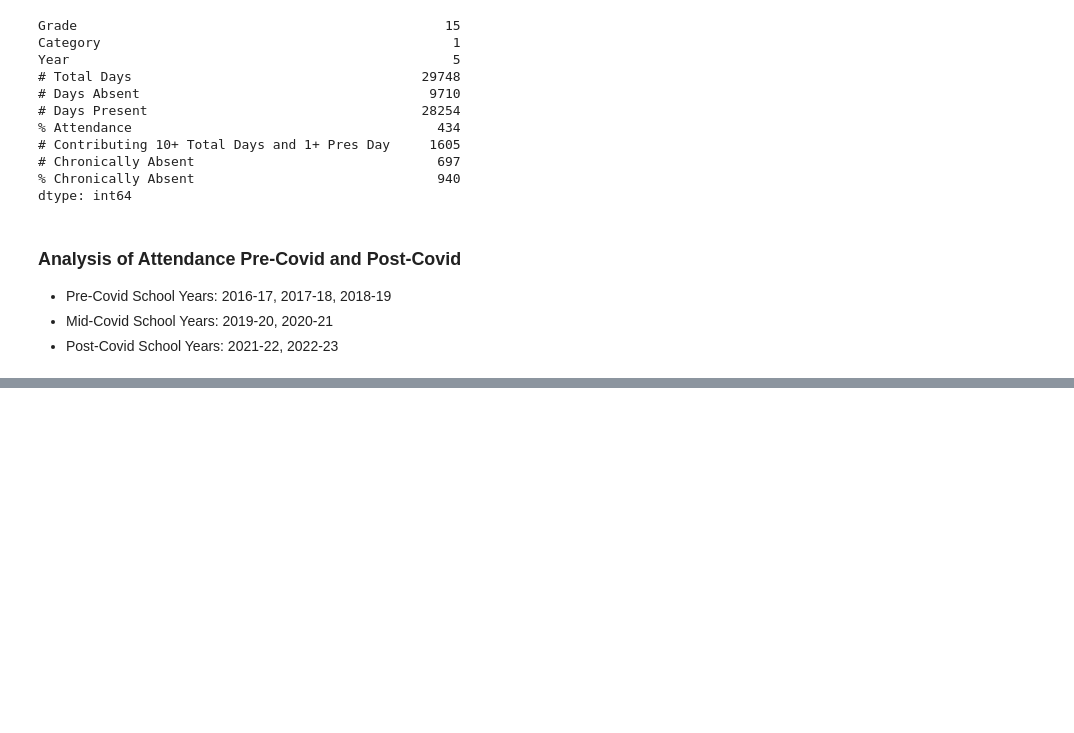
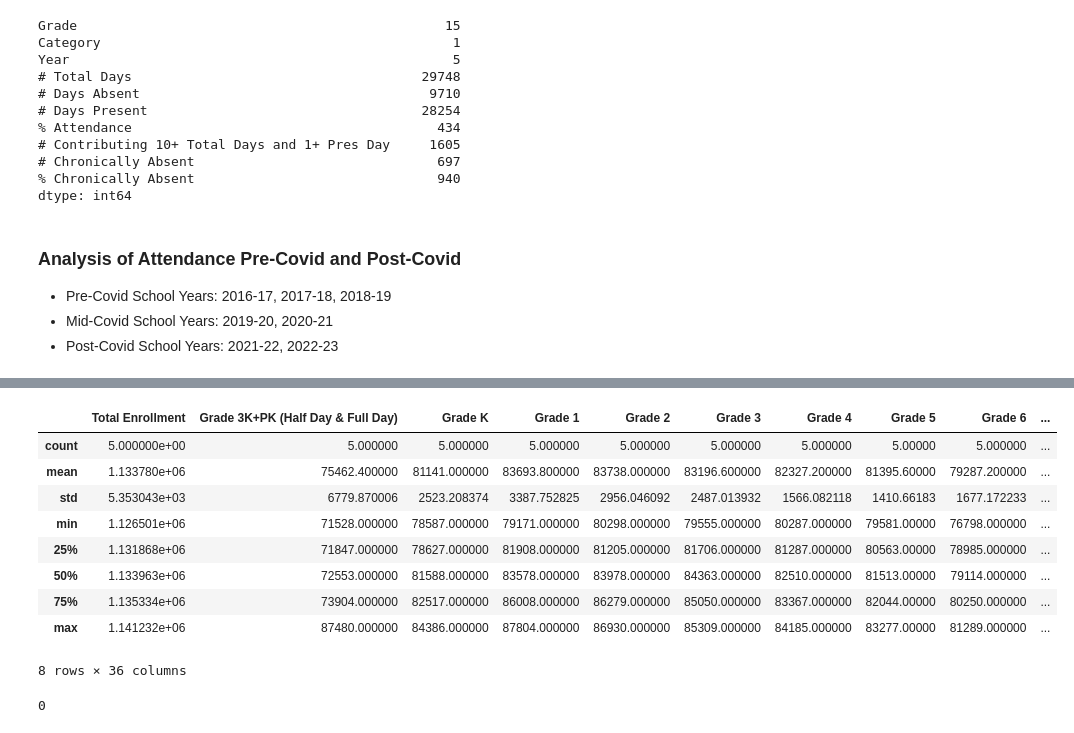
Before and after one commit to Mrfunderburker/Education-Capstone, a Jupyter notebook: code/jacquelene_eda.ipynb, the cells around one changed output, grey strips where cells are left out. Saved outputs shown, nothing was run; the diff lists cells and outputs as text; code cells hidden in the pictures; blank space fills up the shorter version.

```diff
--- a/code/jacquelene_eda.ipynb
+++ b/code/jacquelene_eda.ipynb
@@ -235,0 +356,19 @@ plt.show()
+# %%
+# describe the dataset's info and stats
+demo_df.describe()
+# %% [output]
+|  | Total Enrollment | Grade 3K+PK (Half Day & Full Day) | Grade K | Grade 1 | Grade 2 | Grade 3 | Grade 4 | Grade 5 | Grade 6 | ... |
+| count | 5.000000e+00 | 5.000000 | 5.000000 | 5.000000 | 5.000000 | 5.000000 | 5.000000 | 5.00000 | 5.000000 | ... |
+| mean | 1.133780e+06 | 75462.400000 | 81141.000000 | 83693.800000 | 83738.000000 | 83196.600000 | 82327.200000 | 81395.60000 | 79287.200000 | ... |
+| std | 5.353043e+03 | 6779.870006 | 2523.208374 | 3387.752825 | 2956.046092 | 2487.013932 | 1566.082118 | 1410.66183 | 1677.172233 | ... |
+| min | 1.126501e+06 | 71528.000000 | 78587.000000 | 79171.000000 | 80298.000000 | 79555.000000 | 80287.000000 | 79581.00000 | 76798.000000 | ... |
+| 25% | 1.131868e+06 | 71847.000000 | 78627.000000 | 81908.000000 | 81205.000000 | 81706.000000 | 81287.000000 | 80563.00000 | 78985.000000 | ... |
+| 50% | 1.133963e+06 | 72553.000000 | 81588.000000 | 83578.000000 | 83978.000000 | 84363.000000 | 82510.000000 | 81513.00000 | 79114.000000 | ... |
+| 75% | 1.135334e+06 | 73904.000000 | 82517.000000 | 86008.000000 | 86279.000000 | 85050.000000 | 83367.000000 | 82044.00000 | 80250.000000 | ... |
+| max | 1.141232e+06 | 87480.000000 | 84386.000000 | 87804.000000 | 86930.000000 | 85309.000000 | 84185.000000 | 83277.00000 | 81289.000000 | ... |
+8 rows × 36 columns
+# %%
+# check for duplicates
+demo_df.duplicated().sum()
+# %% [output]
+0
```
Also changed, not shown: parts of 18 cells of this notebook.
